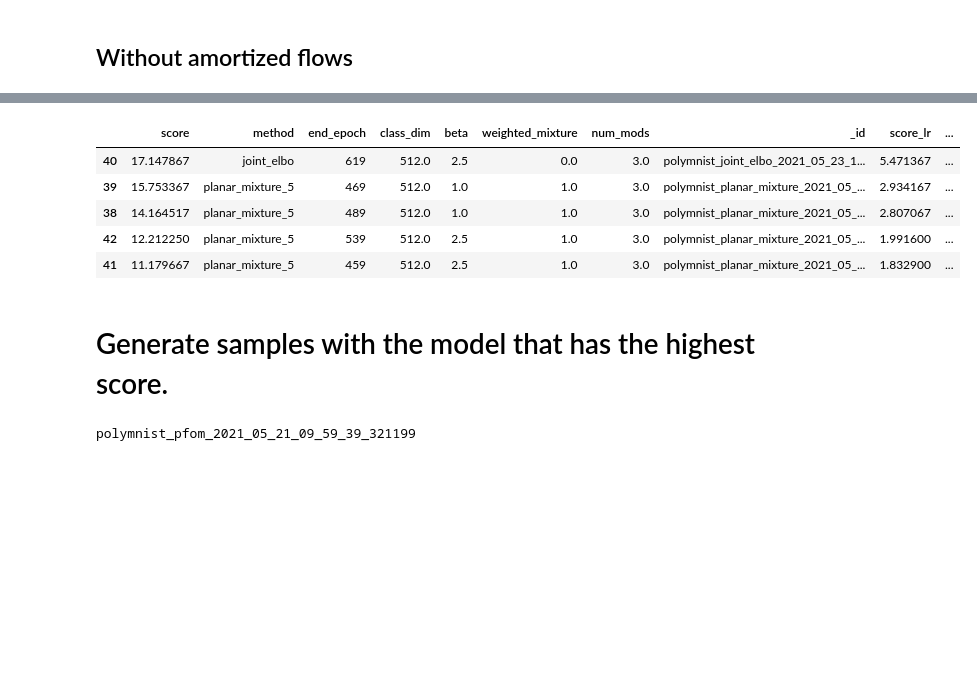
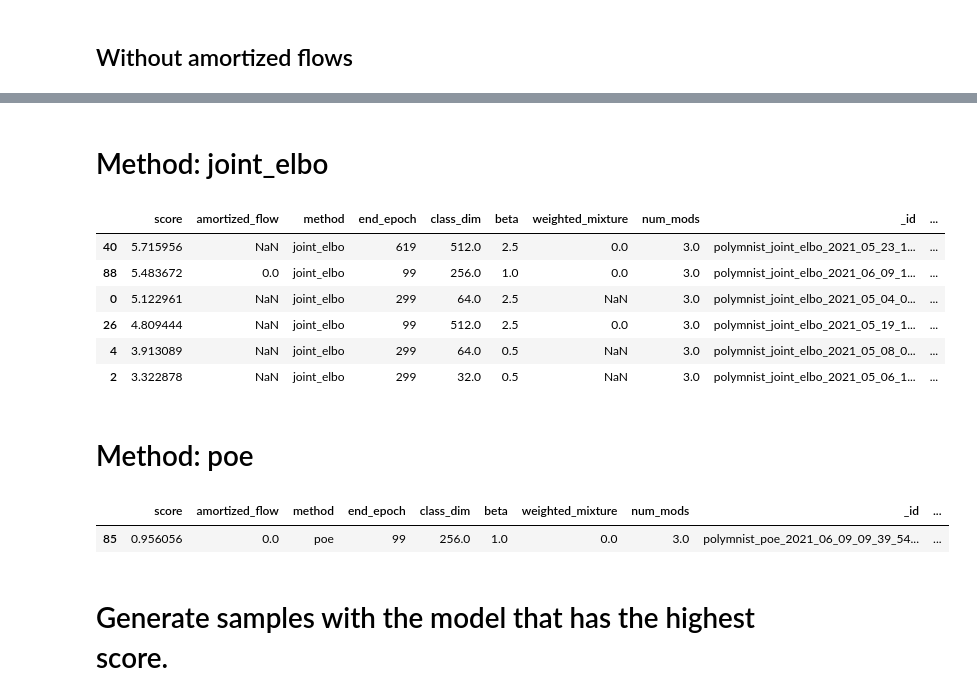
Before and after one commit to Jimmy2027/MMVAE_Hub, a Jupyter notebook: mmvae_hub/experiment_vis/experiments_exploration.ipynb, the cells around one changed output, grey strips where cells are left out. Cells and saved outputs as stored; diff of their text form; code cells hidden in the pictures; blank space fills up the shorter version.

```diff
--- a/mmvae_hub/experiment_vis/experiments_exploration.ipynb
+++ b/mmvae_hub/experiment_vis/experiments_exploration.ipynb
@@ -84,28 +168,21 @@ df.loc[df['method'].str.startswith('pfom')][[*show_cols]].sort_values(by=['score
+# %% [markdown]
+# Method: joint_elbo
 # %%
-df.loc[df['dir_experiment'].str.startswith('/cluster')][[*show_cols]].sort_values(by=['score'], ascending=False)
+df.loc[df['method'].str.startswith('joint_elbo')][[*show_cols]].sort_values(by=['score'], ascending=False)
 # %% [output]
-|  | score | method | end_epoch | class_dim | beta | weighted_mixture | num_mods | _id | score_lr | ... |
-| 40 | 17.147867 | joint_elbo | 619 | 512.0 | 2.5 | 0.0 | 3.0 | polymnist_joint_elbo_2021_05_23_1... | 5.471367 | ... |
-| 39 | 15.753367 | planar_mixture_5 | 469 | 512.0 | 1.0 | 1.0 | 3.0 | polymnist_planar_mixture_2021_05_... | 2.934167 | ... |
-| 38 | 14.164517 | planar_mixture_5 | 489 | 512.0 | 1.0 | 1.0 | 3.0 | polymnist_planar_mixture_2021_05_... | 2.807067 | ... |
-| 42 | 12.212250 | planar_mixture_5 | 539 | 512.0 | 2.5 | 1.0 | 3.0 | polymnist_planar_mixture_2021_05_... | 1.991600 | ... |
-| 41 | 11.179667 | planar_mixture_5 | 459 | 512.0 | 2.5 | 1.0 | 3.0 | polymnist_planar_mixture_2021_05_... | 1.832900 | ... |
+|  | score | amortized_flow | method | end_epoch | class_dim | beta | weighted_mixture | num_mods | _id | ... |
+| 40 | 5.715956 | NaN | joint_elbo | 619 | 512.0 | 2.5 | 0.0 | 3.0 | polymnist_joint_elbo_2021_05_23_1... | ... |
+| 88 | 5.483672 | 0.0 | joint_elbo | 99 | 256.0 | 1.0 | 0.0 | 3.0 | polymnist_joint_elbo_2021_06_09_1... | ... |
+| 0 | 5.122961 | NaN | joint_elbo | 299 | 64.0 | 2.5 | NaN | 3.0 | polymnist_joint_elbo_2021_05_04_0... | ... |
+| 26 | 4.809444 | NaN | joint_elbo | 99 | 512.0 | 2.5 | 0.0 | 3.0 | polymnist_joint_elbo_2021_05_19_1... | ... |
+| 4 | 3.913089 | NaN | joint_elbo | 299 | 64.0 | 0.5 | NaN | 3.0 | polymnist_joint_elbo_2021_05_08_0... | ... |
+| 2 | 3.322878 | NaN | joint_elbo | 299 | 32.0 | 0.5 | NaN | 3.0 | polymnist_joint_elbo_2021_05_06_1... | ... |
+# %% [markdown]
+# Method: poe
+# %%
+df.loc[df['method'].str.startswith('poe')][[*show_cols]].sort_values(by=['score'], ascending=False)
+# %% [output]
+|  | score | amortized_flow | method | end_epoch | class_dim | beta | weighted_mixture | num_mods | _id | ... |
+| 85 | 0.956056 | 0.0 | poe | 99 | 256.0 | 1.0 | 0.0 | 3.0 | polymnist_poe_2021_06_09_09_39_54... | ... |
 # %% [markdown]
 # Generate samples with the model that has the highest score.
-# %%
-best_score_id = df[df.score == df.score.max()]._id.item()
-
-print(best_score_id)
-experiments_database = MongoDatabase(training=False, _id=best_score_id)
-experiment_dict = experiments_database.get_experiment_dict()
-config = json2dict(get_config_path())
-experiment_flags = experiment_dict['flags']
-
-flags = BaseFlagsSetup.set_paths_with_config(config, experiment_flags, is_dict=True)
-
-experiment_flags['use_clf'] = False
-experiment_flags['device'] = 'cpu'
-experiment_flags['weighted_mixture'] = False
-experiment_flags['save_figure'] = False
-# %% [output]
-polymnist_pfom_2021_05_21_09_59_39_321199
```
Also changed, not shown: parts of 26 cells of this notebook, 2 other files.
